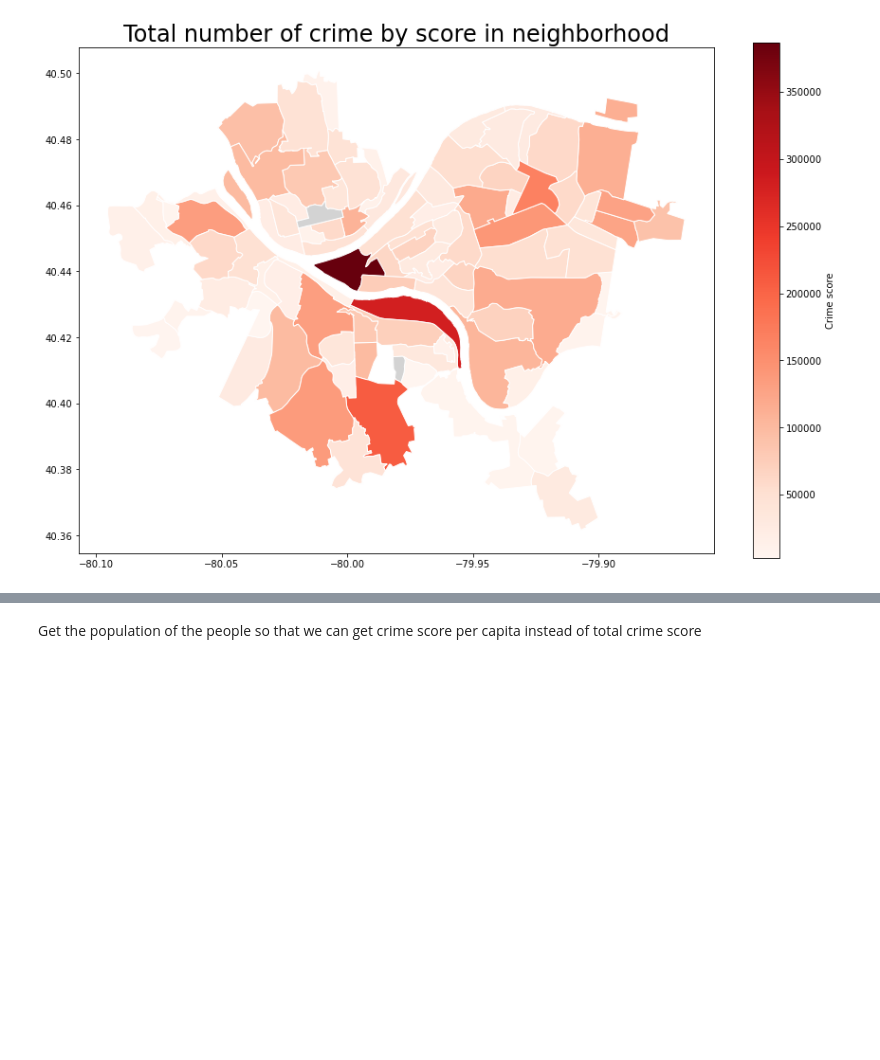
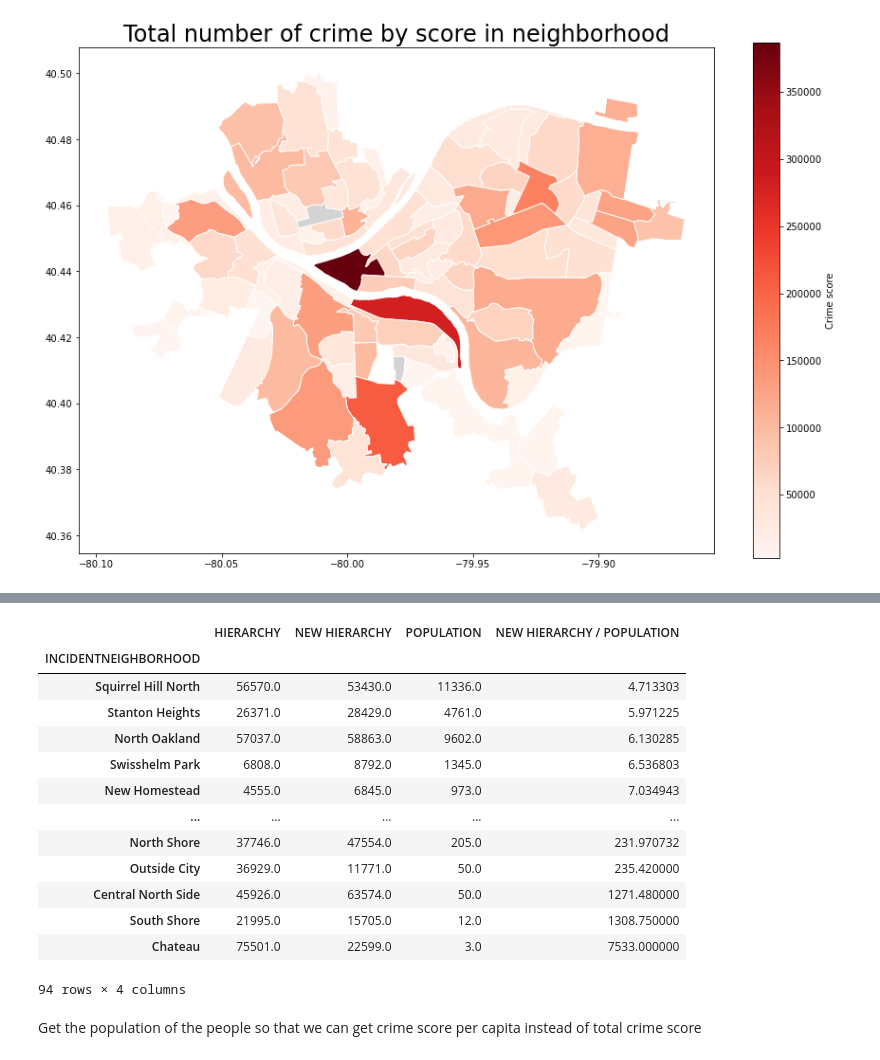
Before and after one commit to lampealex888/FinalProject, a Jupyter notebook: AlexNotebook1.ipynb, the cells around one changed output, grey strips where cells are left out. Cells and saved outputs as stored; diff of their text form; code cells hidden in the pictures; blank space fills up the shorter version.

```diff
--- a/AlexNotebook1.ipynb
+++ b/AlexNotebook1.ipynb
@@ -127,3 +154,21 @@ Name: Estimate; Total, Length: 91, dtype: float64
+# %%
+total_crime_df["NEW HIERARCHY / POPULATION"] = total_crime_df["NEW HIERARCHY"] / total_crime_df["POPULATION"]
+total_crime_df.sort_values(by='NEW HIERARCHY / POPULATION', ascending=True)
+# %% [output]
+|  | HIERARCHY | NEW HIERARCHY | POPULATION | NEW HIERARCHY / POPULATION |
+| INCIDENTNEIGHBORHOOD |  |  |  |  |
+| Squirrel Hill North | 56570.0 | 53430.0 | 11336.0 | 4.713303 |
+| Stanton Heights | 26371.0 | 28429.0 | 4761.0 | 5.971225 |
+| North Oakland | 57037.0 | 58863.0 | 9602.0 | 6.130285 |
+| Swisshelm Park | 6808.0 | 8792.0 | 1345.0 | 6.536803 |
+| New Homestead | 4555.0 | 6845.0 | 973.0 | 7.034943 |
+| ... | ... | ... | ... | ... |
+| North Shore | 37746.0 | 47554.0 | 205.0 | 231.970732 |
+| Outside City | 36929.0 | 11771.0 | 50.0 | 235.420000 |
+| Central North Side | 45926.0 | 63574.0 | 50.0 | 1271.480000 |
+| South Shore | 21995.0 | 15705.0 | 12.0 | 1308.750000 |
+| Chateau | 75501.0 | 22599.0 | 3.0 | 7533.000000 |
+94 rows × 4 columns
 # %% [markdown]
 Get the population of the people so that we can get crime score per capita instead of total crime score
 # %%
```
Also changed, not shown: parts of 17 cells of this notebook, 2 other files.
